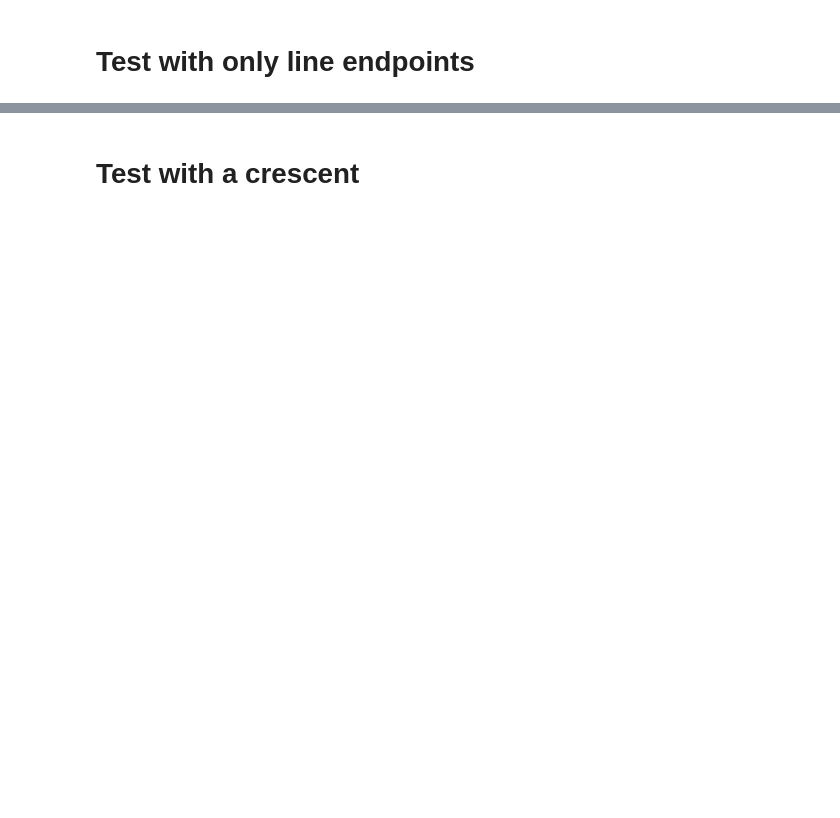
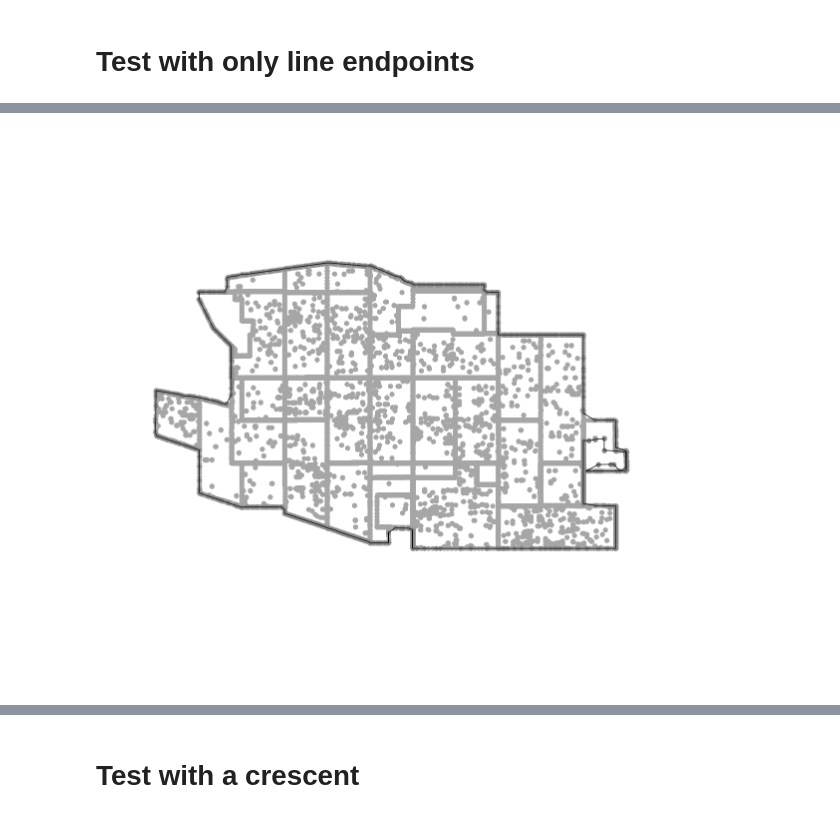
Before and after one commit to umma-zannat/GA-work, a Jupyter notebook: notebooks/boundary.ipynb, the cells around one changed output, grey strips where cells are left out. Cells and saved outputs as stored; diff of their text form; code cells hidden in the pictures; blank space fills up the shorter version.

```diff
--- a/notebooks/boundary.ipynb
+++ b/notebooks/boundary.ipynb
@@ -40,0 +89,3 @@ plotPath(points, hull_k3)
+# %%
+%%time
+points = get_points(ds, 100000)
@@ -40,0 +95,7 @@ plotPath(points, hull_k3)
+# %%
+%%time
+hull = concaveHull(points, 3)
+plt.figure(figsize=(20, 20))
+plotPath(points, hull)
+# %% [output]
+[figure, added]
```
Also changed, not shown: parts of 24 cells of this notebook.
